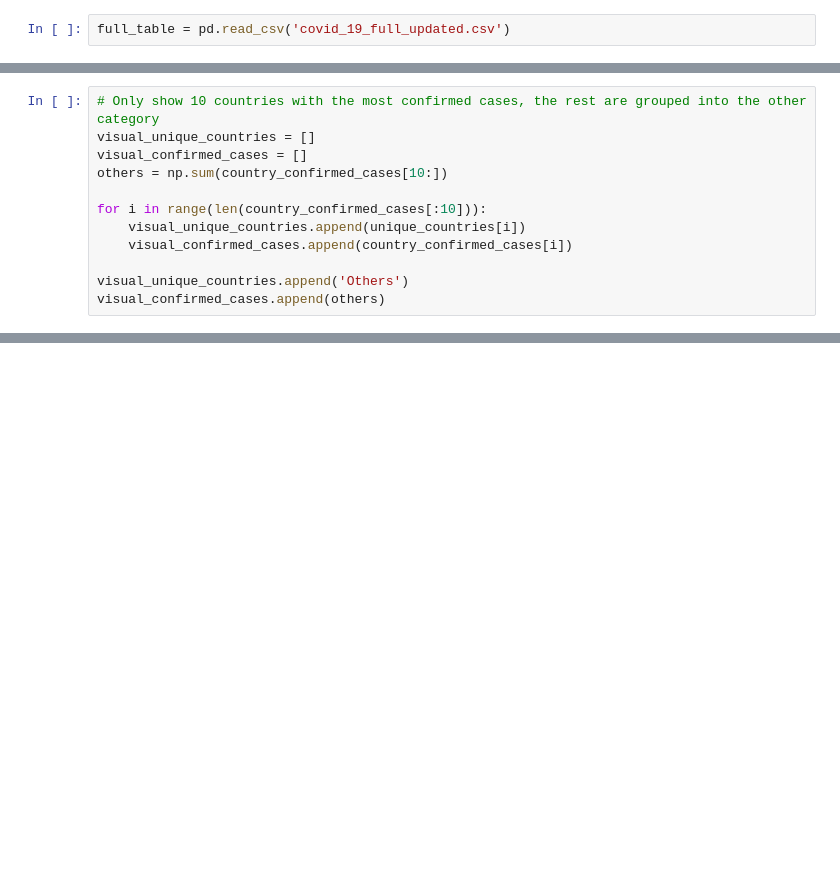
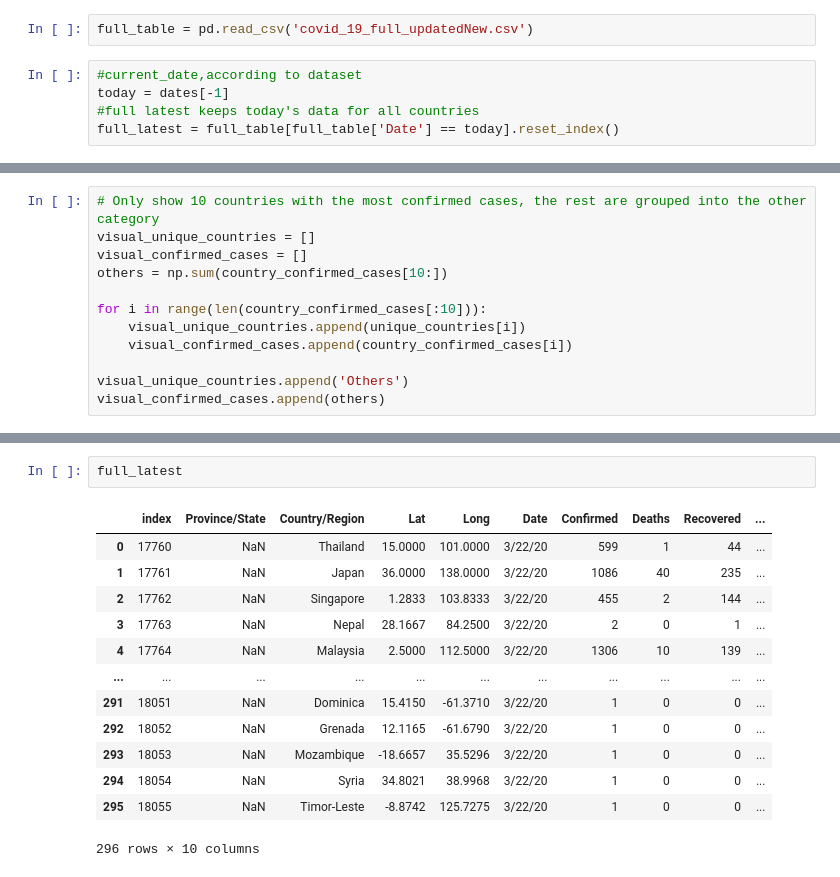
Before and after one commit to DataSenseiAryan/Covid19, a Jupyter notebook: MyVisualisation.ipynb, the cells around one changed output, grey strips where cells are left out. Cells and saved outputs as stored; diff of their text form; blank space fills up the shorter version.

```diff
--- a/MyVisualisation.ipynb
+++ b/MyVisualisation.ipynb
@@ -81,2 +83,7 @@ full_table.to_csv('covid_19_full_updated.csv', index=False)
 # %%
-full_table = pd.read_csv('covid_19_full_updated.csv')
+full_table = pd.read_csv('covid_19_full_updatedNew.csv')
+# %%
+#current_date,according to dataset
+today = dates[-1]
+#full latest keeps today's data for all countries
+full_latest = full_table[full_table['Date'] == today].reset_index()
@@ -713,0 +656,16 @@ NameError: name 'china_confirmed_cases' is not defined
+# %%
+full_latest
+# %% [output]
+|  | index | Province/State | Country/Region | Lat | Long | Date | Confirmed | Deaths | Recovered | ... |
+| 0 | 17760 | NaN | Thailand | 15.0000 | 101.0000 | 3/22/20 | 599 | 1 | 44 | ... |
+| 1 | 17761 | NaN | Japan | 36.0000 | 138.0000 | 3/22/20 | 1086 | 40 | 235 | ... |
+| 2 | 17762 | NaN | Singapore | 1.2833 | 103.8333 | 3/22/20 | 455 | 2 | 144 | ... |
+| 3 | 17763 | NaN | Nepal | 28.1667 | 84.2500 | 3/22/20 | 2 | 0 | 1 | ... |
+| 4 | 17764 | NaN | Malaysia | 2.5000 | 112.5000 | 3/22/20 | 1306 | 10 | 139 | ... |
+| ... | ... | ... | ... | ... | ... | ... | ... | ... | ... | ... |
+| 291 | 18051 | NaN | Dominica | 15.4150 | -61.3710 | 3/22/20 | 1 | 0 | 0 | ... |
+| 292 | 18052 | NaN | Grenada | 12.1165 | -61.6790 | 3/22/20 | 1 | 0 | 0 | ... |
+| 293 | 18053 | NaN | Mozambique | -18.6657 | 35.5296 | 3/22/20 | 1 | 0 | 0 | ... |
+| 294 | 18054 | NaN | Syria | 34.8021 | 38.9968 | 3/22/20 | 1 | 0 | 0 | ... |
+| 295 | 18055 | NaN | Timor-Leste | -8.8742 | 125.7275 | 3/22/20 | 1 | 0 | 0 | ... |
+296 rows × 10 columns
```
Also changed, not shown: parts of 42 cells of this notebook, 15 other files.
